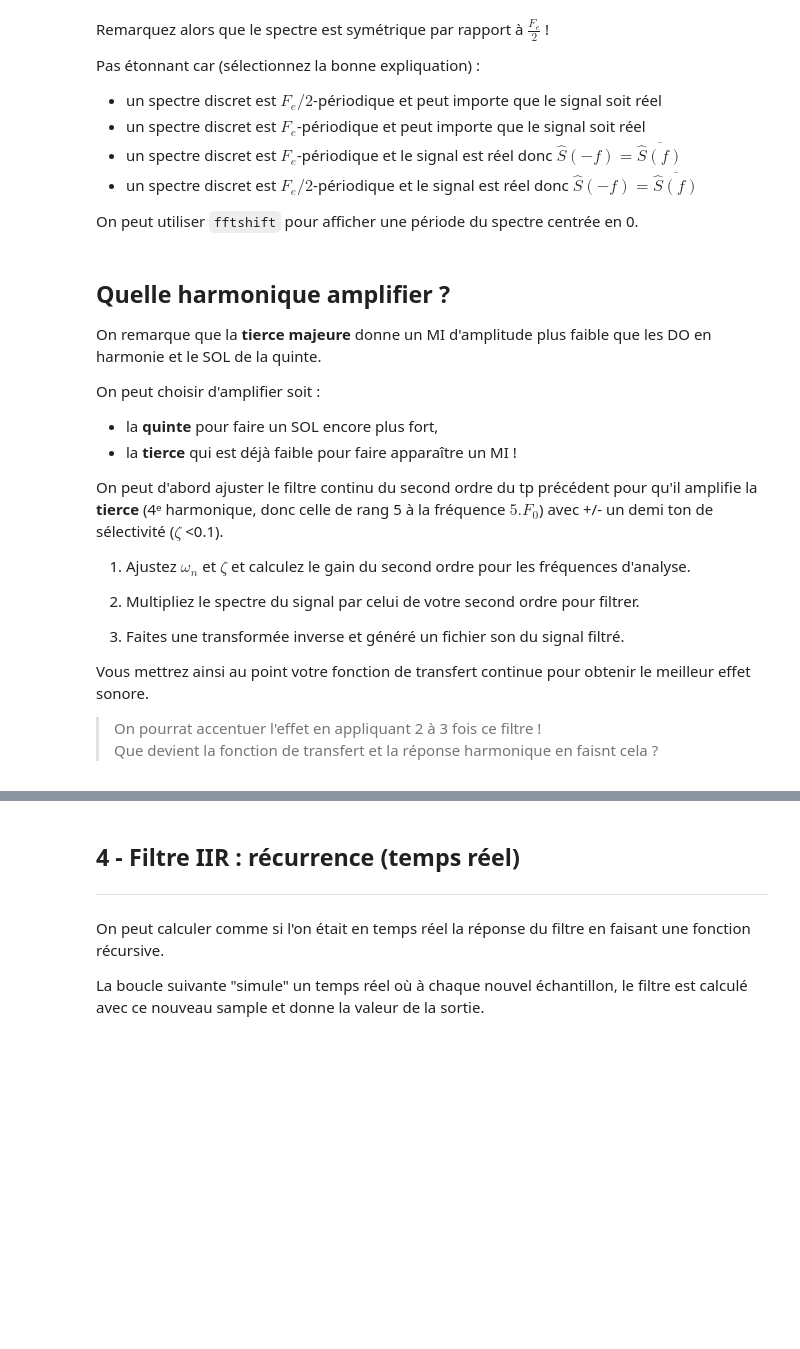
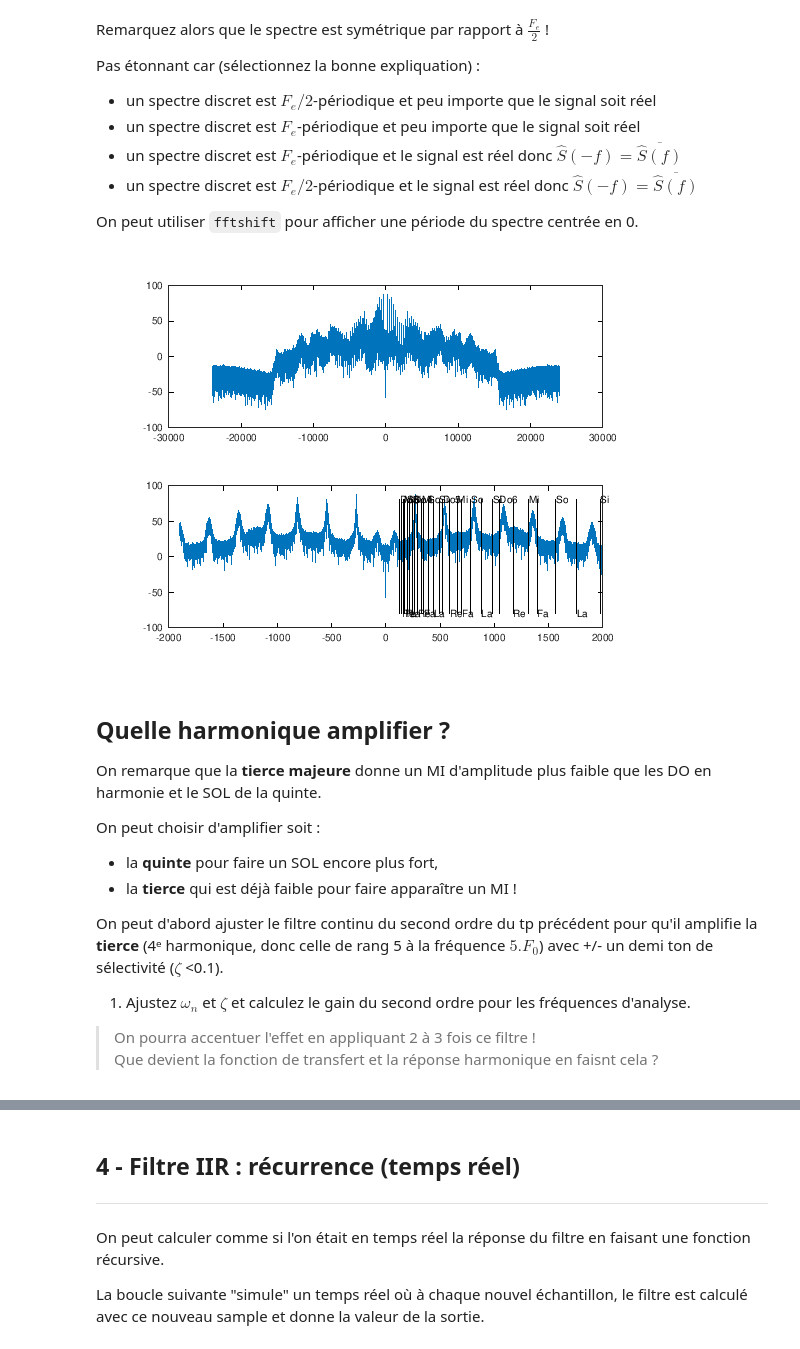
Before and after one commit to balaise31/Signal, a Jupyter notebook: discret/tp/tp1_continu_discret/tp2_overtone.ipynb, the cells around one changed output, grey strips where cells are left out. Saved outputs shown, nothing was run; the diff lists cells and outputs as text; code cells hidden in the pictures; blank space fills up the shorter version.

```diff
--- a/discret/tp/tp1_continu_discret/tp2_overtone.ipynb
+++ b/discret/tp/tp1_continu_discret/tp2_overtone.ipynb
@@ -182,8 +275,8 @@ xlabel("Frequences [Hz] echelle lin")
 Remarquez alors que le spectre est symétrique par rapport à $\frac{F_e}{2}$ !
 
 Pas étonnant car (sélectionnez la bonne expliquation) :
- - un spectre discret est $F_e/2$-périodique et peut importe que le signal soit réel
- - un spectre discret est $F_e$-périodique et peut importe que le signal soit réel
+ - un spectre discret est $F_e/2$-périodique et peu importe que le signal soit réel
+ - un spectre discret est $F_e$-périodique et peu importe que le signal soit réel
  - un spectre discret est $F_e$-périodique et le signal est réel donc $\hat{S}(-f)=\overline{\hat{S}(f)}$
  - un spectre discret est $F_e/2$-périodique et le signal est réel donc $\hat{S}(-f)=\overline{\hat{S}(f)}$
 
@@ -193,3 +284,15 @@ On peut utiliser `fftshift` pour afficher une période du spectre centrée en 0.
+# %%
+## VOTRE affichage avec fftshift centré autour de 0 en fréquence
+
+f_sym = f_lin - Fe/2;
+subplot(211);
+plot(f_sym, fftshift(dBde(fft_s)));
+subplot(212);
+pas_tout = round(N/2-1900/df):round(N/2+2000/df);
+plot(f_sym(pas_tout),fftshift(dBde(fft_s))(pas_tout));
+afficher_grille_notes(octaves);
+# %% [output]
+[figure, added]
 # %% [markdown]
 ## Quelle harmonique amplifier ?
 
@@ -206,11 +309,6 @@ On peut d'abord ajuster le filtre continu du second ordre du tp précédent pour
 
 1) Ajustez $\omega_n$ et $\zeta$ et calculez le gain du second ordre pour les fréquences d'analyse.
 
-2) Multipliez le spectre du signal par celui de votre second ordre pour filtrer.
 
-3) Faites une transformée inverse et généré un fichier son du signal filtré.
-
-Vous mettrez ainsi au point votre fonction de transfert continue pour obtenir le meilleur effet sonore.
-
-> On pourrat accentuer l'effet en appliquant 2 à 3 fois ce filtre !
+> On pourra accentuer l'effet en appliquant 2 à 3 fois ce filtre !
 > Que devient la fonction de transfert et la réponse harmonique en faisnt cela ?
```
Also changed, not shown: parts of 23 cells of this notebook, 11 other files.
